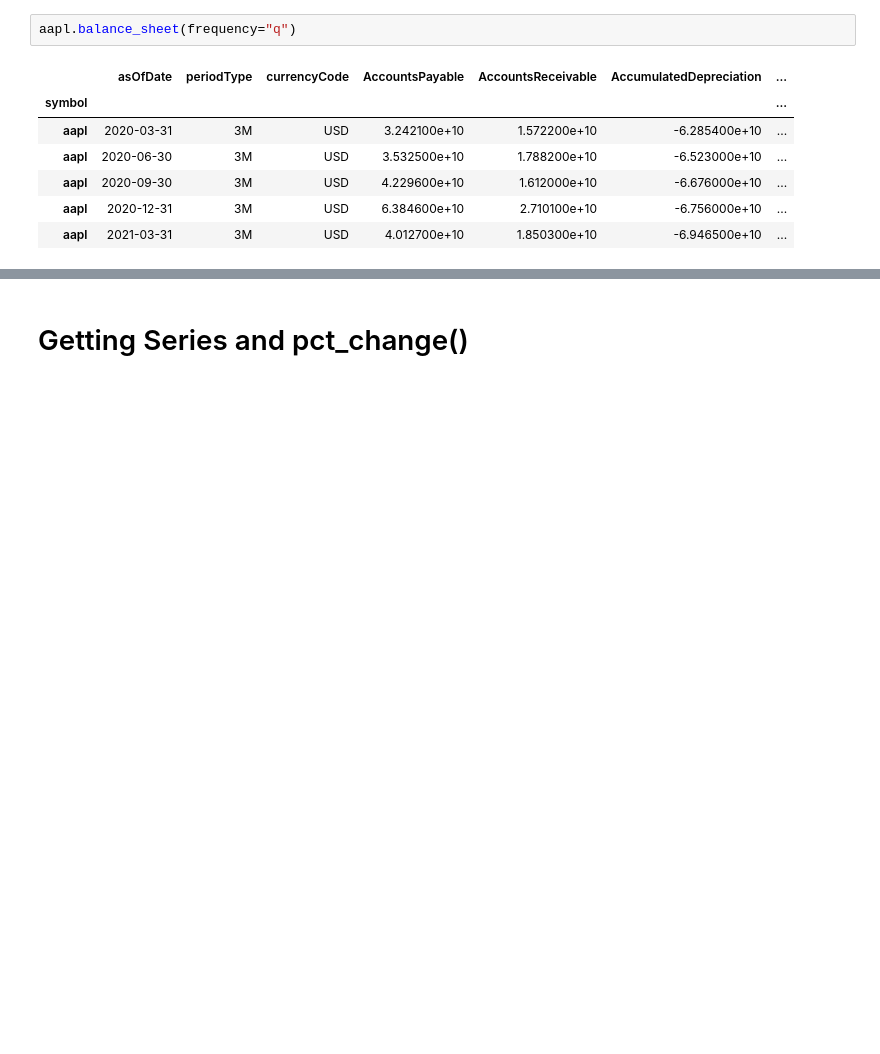
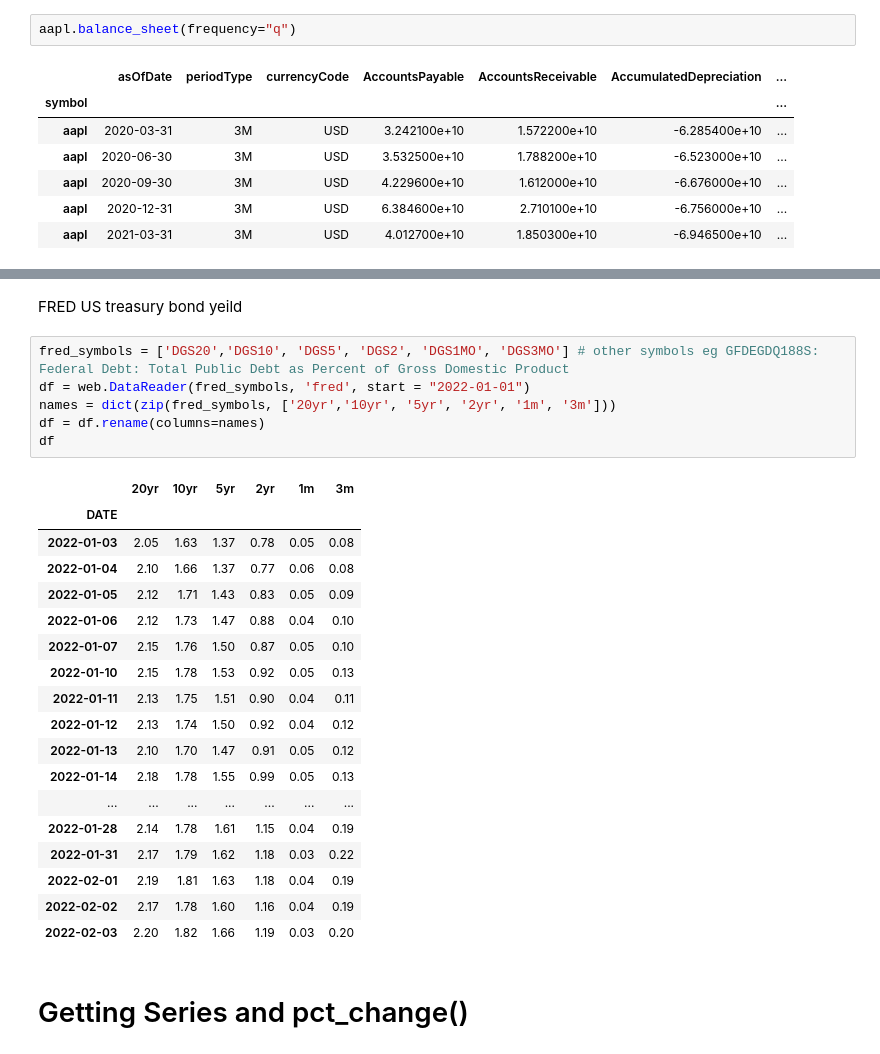
Before and after one commit to cmskzhan/helloworld, a Jupyter notebook: LearnPandas/kai-Pandas-notes.ipynb, the cells around one changed output, grey strips where cells are left out. Cells and saved outputs as stored; diff of their text form; blank space fills up the shorter version.

Commit message:
yahoo finance requests, fred pd.datareader syms

```diff
--- a/LearnPandas/kai-Pandas-notes.ipynb
+++ b/LearnPandas/kai-Pandas-notes.ipynb
@@ -214,3 +279,30 @@ aapl.balance_sheet(frequency="q")
+# %% [markdown]
+FRED US treasury bond yeild
+# %%
+fred_symbols = ['DGS20','DGS10', 'DGS5', 'DGS2', 'DGS1MO', 'DGS3MO'] # other symbols eg GFDEGDQ188S: Federal Debt: Total Public Debt as Percent of Gross Domestic Product
+df = web.DataReader(fred_symbols, 'fred', start = "2022-01-01")
+names = dict(zip(fred_symbols, ['20yr','10yr', '5yr', '2yr', '1m', '3m']))
+df = df.rename(columns=names)
+df
+# %% [output]
+|  | 20yr | 10yr | 5yr | 2yr | 1m | 3m |
+| DATE |  |  |  |  |  |  |
+| 2022-01-03 | 2.05 | 1.63 | 1.37 | 0.78 | 0.05 | 0.08 |
+| 2022-01-04 | 2.10 | 1.66 | 1.37 | 0.77 | 0.06 | 0.08 |
+| 2022-01-05 | 2.12 | 1.71 | 1.43 | 0.83 | 0.05 | 0.09 |
+| 2022-01-06 | 2.12 | 1.73 | 1.47 | 0.88 | 0.04 | 0.10 |
+| 2022-01-07 | 2.15 | 1.76 | 1.50 | 0.87 | 0.05 | 0.10 |
+| 2022-01-10 | 2.15 | 1.78 | 1.53 | 0.92 | 0.05 | 0.13 |
+| 2022-01-11 | 2.13 | 1.75 | 1.51 | 0.90 | 0.04 | 0.11 |
+| 2022-01-12 | 2.13 | 1.74 | 1.50 | 0.92 | 0.04 | 0.12 |
+| 2022-01-13 | 2.10 | 1.70 | 1.47 | 0.91 | 0.05 | 0.12 |
+| 2022-01-14 | 2.18 | 1.78 | 1.55 | 0.99 | 0.05 | 0.13 |
+| ... | ... | ... | ... | ... | ... | ... |
+| 2022-01-28 | 2.14 | 1.78 | 1.61 | 1.15 | 0.04 | 0.19 |
+| 2022-01-31 | 2.17 | 1.79 | 1.62 | 1.18 | 0.03 | 0.22 |
+| 2022-02-01 | 2.19 | 1.81 | 1.63 | 1.18 | 0.04 | 0.19 |
+| 2022-02-02 | 2.17 | 1.78 | 1.60 | 1.16 | 0.04 | 0.19 |
+| 2022-02-03 | 2.20 | 1.82 | 1.66 | 1.19 | 0.03 | 0.20 |
 # %% [markdown]
 # Getting Series and pct_change()
 # %%
```
Also changed, not shown: parts of 4 cells of this notebook.
